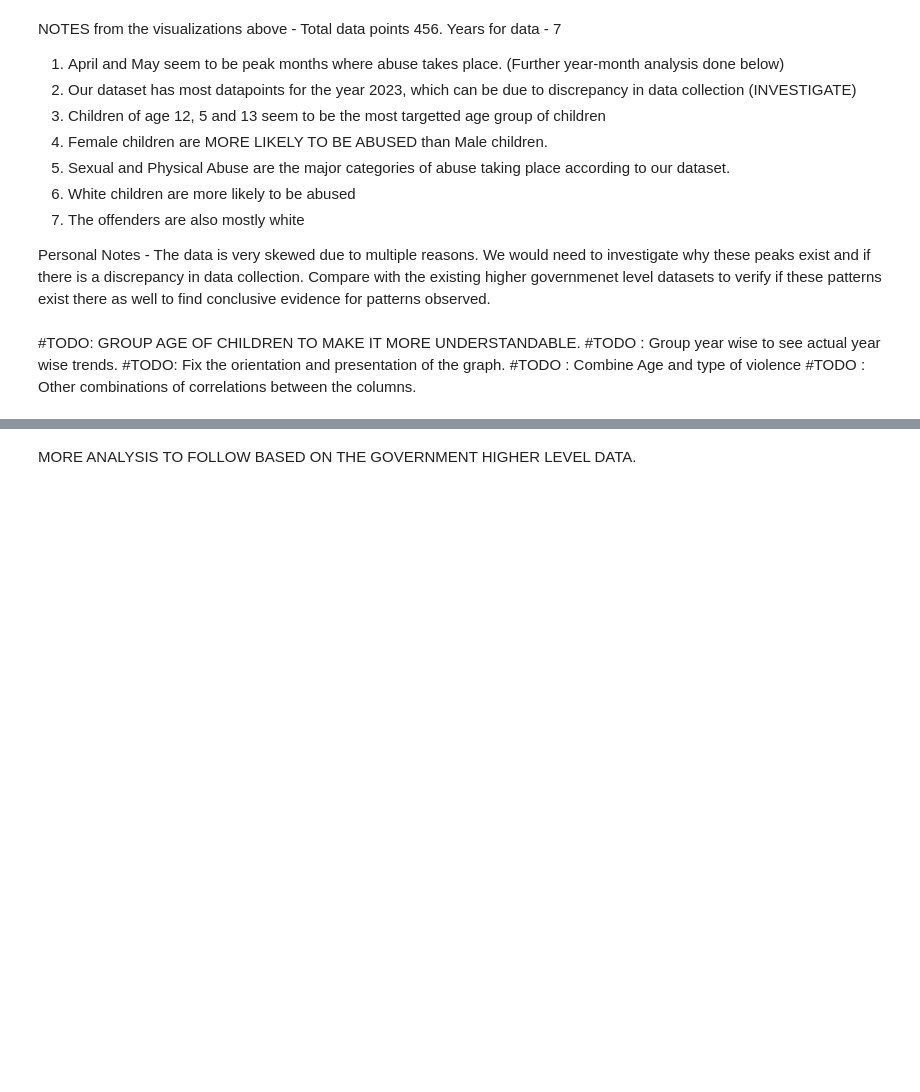
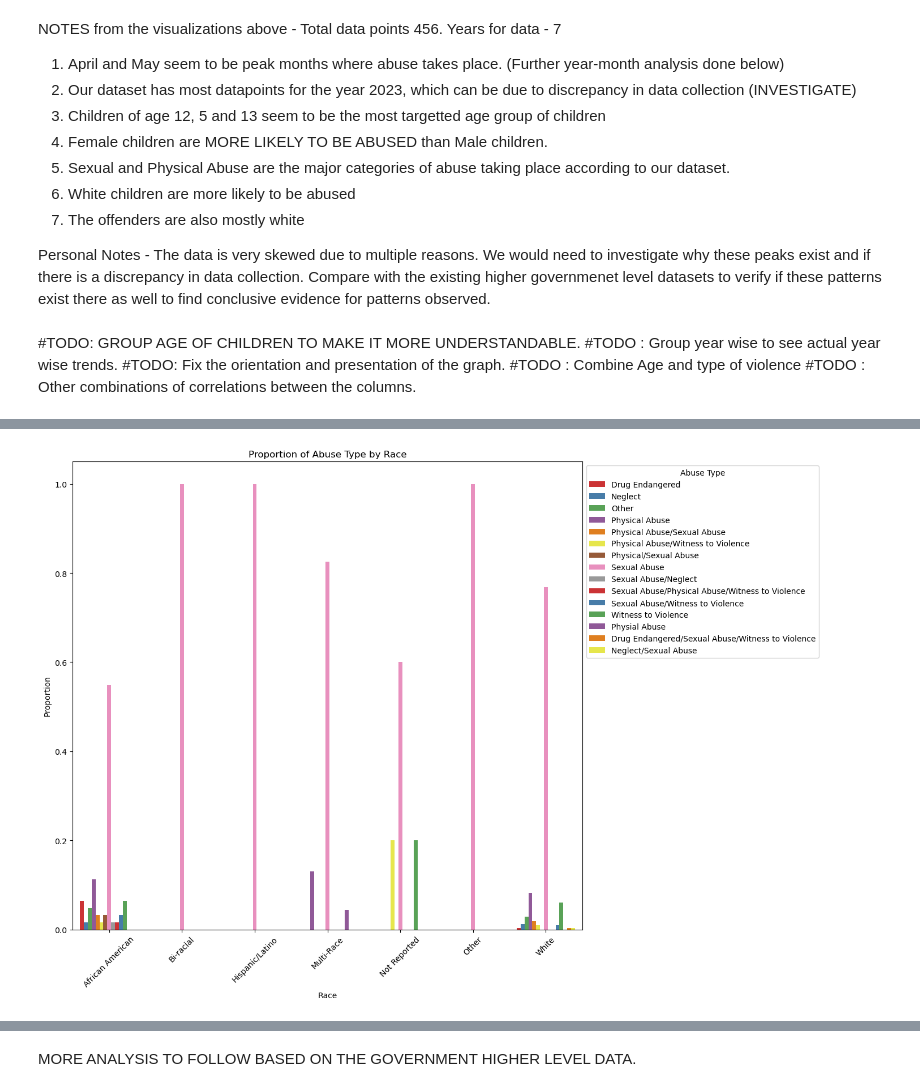
Before and after one commit to kkirpa/Caring_Place, a Jupyter notebook: Initial_EDA.ipynb, the cells around one changed output, grey strips where cells are left out. Drawn from its saved outputs; the diff is of its cells as text; code cells hidden in the pictures; blank space fills up the shorter version.

```diff
--- a/Initial_EDA.ipynb
+++ b/Initial_EDA.ipynb
@@ -231,0 +261,21 @@ plt.show()
+# %%
+# Calculate the proportions
+race_abuse_counts = data.groupby(['Child Race', 'Type of Abuse ']).size().reset_index(name='Count')
+race_abuse_counts['Proportion'] = race_abuse_counts.groupby('Child Race')['Count'].transform(lambda x: x / x.sum())
+
+# Plot the barplot for proportions
+plt.figure(figsize=(14, 10))
+sns.barplot(data=race_abuse_counts, x='Child Race', y='Proportion', hue='Type of Abuse ', palette='Set1')
+
+# Customize plot
+plt.title("Proportion of Abuse Type by Race")
+plt.xlabel('Race')
+plt.ylabel('Proportion')
+plt.xticks(rotation=45)
+plt.legend(title="Abuse Type", loc='upper left', bbox_to_anchor=(1, 1))
+
+# Show the plot
+plt.tight_layout()
+plt.show()
+# %% [output]
+[figure, added]
```
Also changed, not shown: parts of 16 cells of this notebook, 1 other file.
